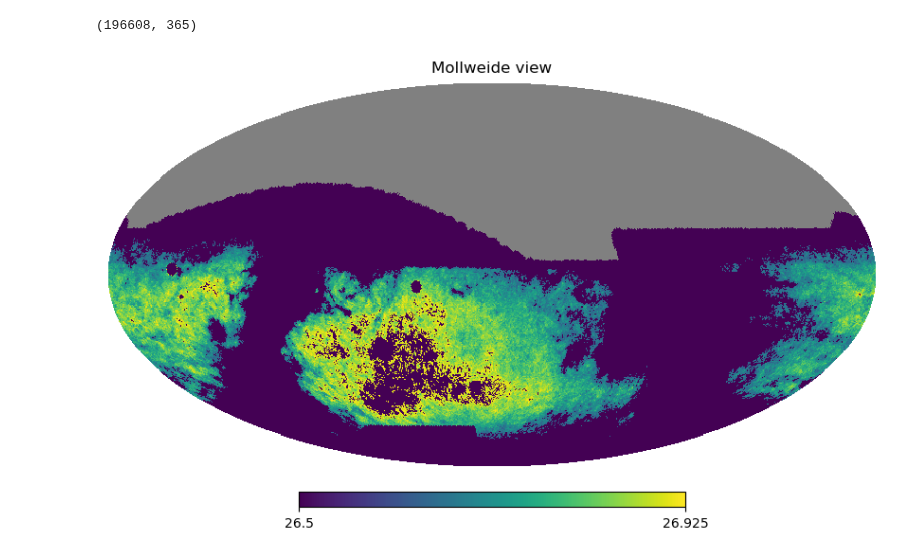
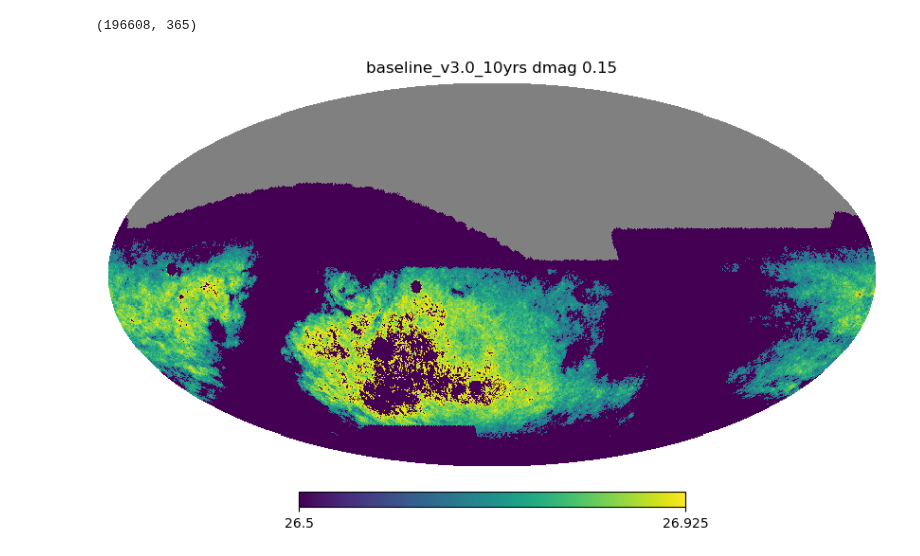
Before and after one commit to yoachim/23_Scratch, a Jupyter notebook: uniformity_v_time/exgal_uniformity.ipynb, the cells around one changed output. Cells and saved outputs as stored; diff of their text form; code cells hidden in the pictures.

```diff
--- a/uniformity_v_time/exgal_uniformity.ipynb
+++ b/uniformity_v_time/exgal_uniformity.ipynb
@@ -113,14 +113,14 @@ areas = np.array(n_pix) * hp.nside2pixarea(nside, degrees=True)
 # %%
 
 indx = np.where((slice > (mag_val-pad)) &
                                   (slice < (mag_val+pad)) &
                                    (labels == "lowdust"))[0]
 mask = slice*0
 mask[indx] = 1
 masked = slice * mask
-hp.mollview(masked, min=26.5)
+hp.mollview(masked, min=26.5, title=name+' dmag %.2f' %pad)
 # %% [output]
-[figure, old version]
+[figure, new version]
 # %%
 bins = np.arange(0,365.25*10, 10)
 plt.plot(bins[1:], mag_peaks)
```
Also changed, not shown: parts of 3 cells of this notebook, 1 other file.
